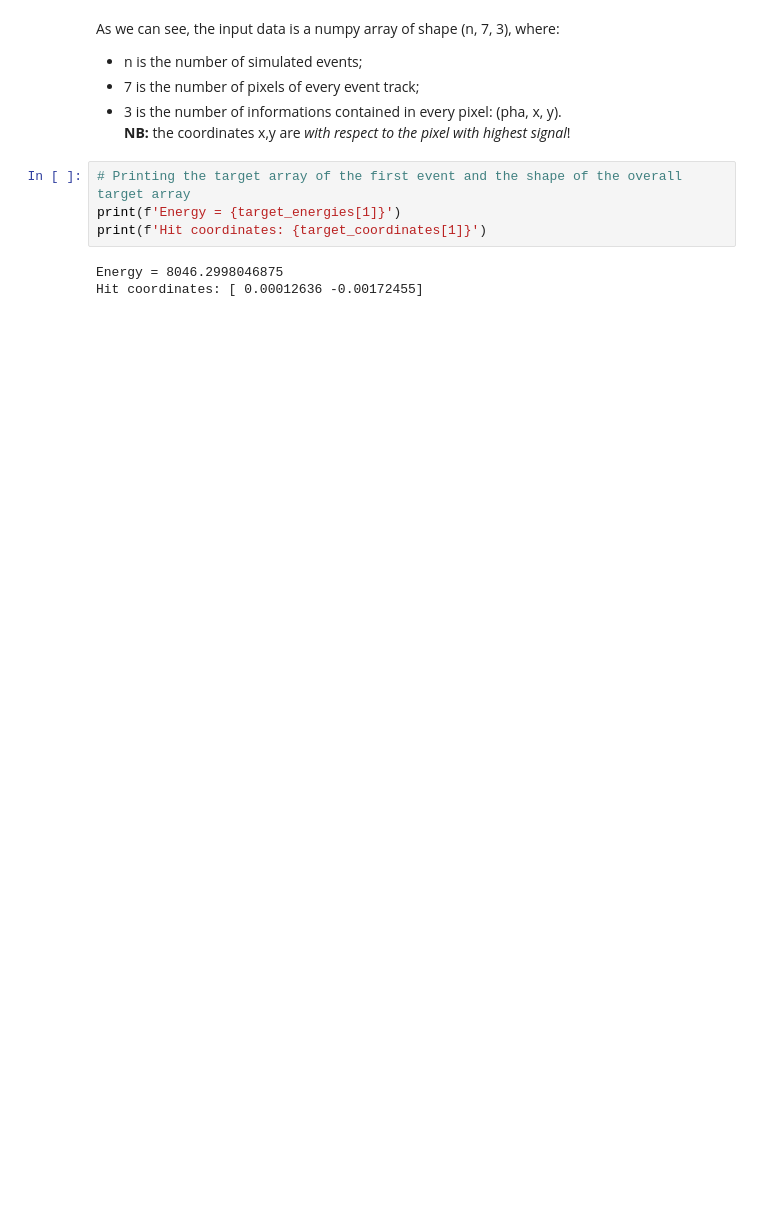
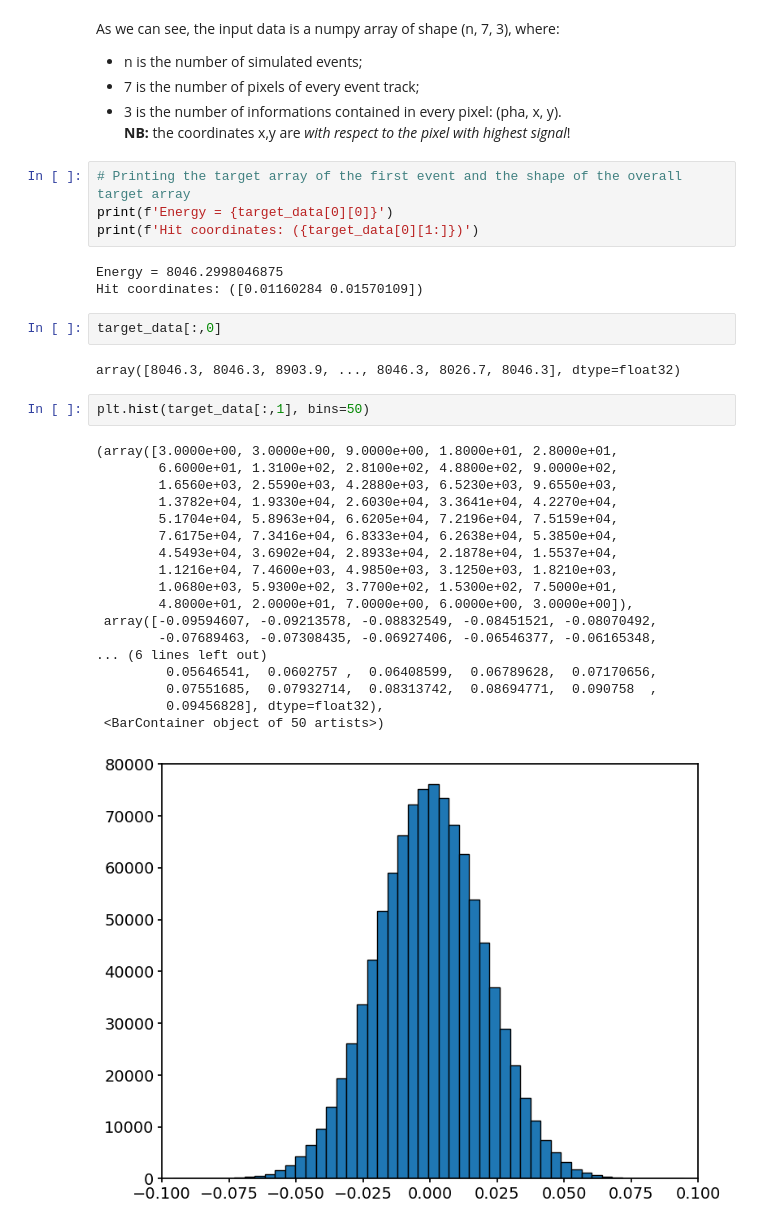
Before and after one commit to chiaratomaiuolo/xrayreco, a Jupyter notebook: xrayreco/nn_trial.ipynb, the cells around one changed output. Drawn from its saved outputs; the diff is of its cells as text; blank space fills up the shorter version.

```diff
--- a/xrayreco/nn_trial.ipynb
+++ b/xrayreco/nn_trial.ipynb
@@ -48,11 +48,36 @@ As we can see, the input data is a numpy array of shape (n, 7, 3), where:
 **NB:** the coordinates x,y are _with respect to the pixel with highest signal_!
 # %%
 # Printing the target array of the first event and the shape of the overall target array
-print(f'Energy = {target_energies[1]}')
-print(f'Hit coordinates: {target_coordinates[1]}')
+print(f'Energy = {target_data[0][0]}')
+print(f'Hit coordinates: ({target_data[0][1:]})')
 # %% [output]
 Energy = 8046.2998046875
-Hit coordinates: [ 0.00012636 -0.00172455]
+Hit coordinates: ([0.01160284 0.01570109])
+# %%
+target_data[:,0]
+# %% [output]
+array([8046.3, 8046.3, 8903.9, ..., 8046.3, 8026.7, 8046.3], dtype=float32)
+# %%
+plt.hist(target_data[:,1], bins=50)
+# %% [output]
+(array([3.0000e+00, 3.0000e+00, 9.0000e+00, 1.8000e+01, 2.8000e+01,
+        6.6000e+01, 1.3100e+02, 2.8100e+02, 4.8800e+02, 9.0000e+02,
+        1.6560e+03, 2.5590e+03, 4.2880e+03, 6.5230e+03, 9.6550e+03,
+        1.3782e+04, 1.9330e+04, 2.6030e+04, 3.3641e+04, 4.2270e+04,
+        5.1704e+04, 5.8963e+04, 6.6205e+04, 7.2196e+04, 7.5159e+04,
+        7.6175e+04, 7.3416e+04, 6.8333e+04, 6.2638e+04, 5.3850e+04,
+        4.5493e+04, 3.6902e+04, 2.8933e+04, 2.1878e+04, 1.5537e+04,
+        1.1216e+04, 7.4600e+03, 4.9850e+03, 3.1250e+03, 1.8210e+03,
+        1.0680e+03, 5.9300e+02, 3.7700e+02, 1.5300e+02, 7.5000e+01,
+        4.8000e+01, 2.0000e+01, 7.0000e+00, 6.0000e+00, 3.0000e+00]),
+ array([-0.09594607, -0.09213578, -0.08832549, -0.08451521, -0.08070492,
+        -0.07689463, -0.07308435, -0.06927406, -0.06546377, -0.06165348,
+... (6 lines left out)
+         0.05646541,  0.0602757 ,  0.06408599,  0.06789628,  0.07170656,
+         0.07551685,  0.07932714,  0.08313742,  0.08694771,  0.090758  ,
+         0.09456828], dtype=float32),
+ <BarContainer object of 50 artists>)
+[figure, added]
 # %%
 # Creating the FFNN model
 
```
Also changed, not shown: parts of 25 cells of this notebook, 19 other files.
